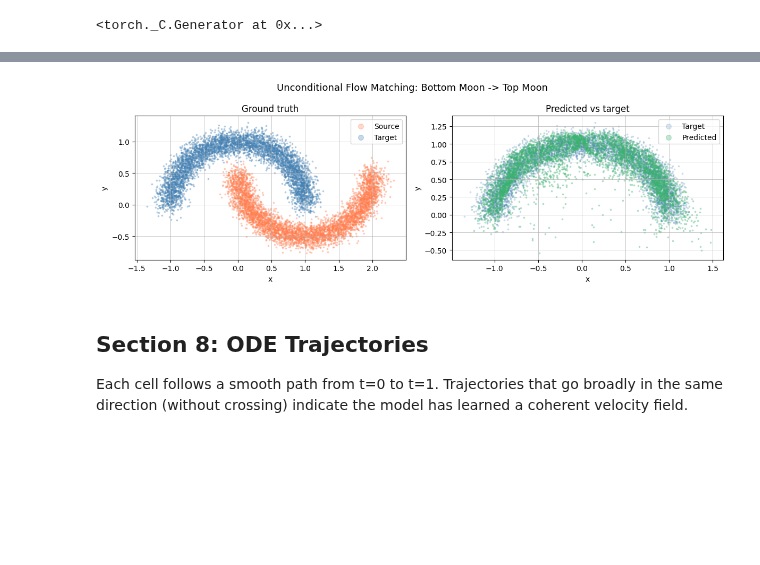
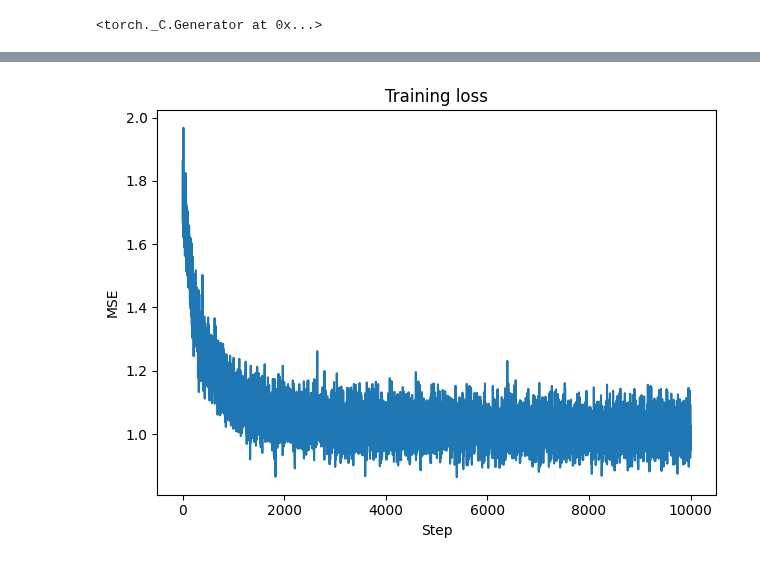
Before and after one commit to theislab/sckitflow, a Jupyter notebook: docs/notebooks/examples/tutorials/100_unconditional_fm_synthetic.ipynb, the cells around one changed output, grey strips where cells are left out. Saved outputs shown, nothing was run; the diff lists cells and outputs as text; code cells hidden in the pictures; blank space fills up the shorter version.

```diff
--- a/docs/notebooks/examples/tutorials/100_unconditional_fm_synthetic.ipynb
+++ b/docs/notebooks/examples/tutorials/100_unconditional_fm_synthetic.ipynb
@@ -250,0 +106,12 @@ trainer.fit(train_dataloader=train_loader, num_iterations=5_000, valid_freq=5_00
+# %%
+model = SCFlow(
+    method_id="cfm",
+    backend="torch",
+    generate_from_noise=True,
+    vf_decoder_mlp_kwargs={
+        "hidden_dims": [
+            32,
+            32,
+        ]
+    },
+)
@@ -251,4 +134,7 @@ trainer.fit(train_dataloader=train_loader, num_iterations=5_000, valid_freq=5_00
 # %%
-trainer.plot_training_logs()
-plt.title("Training loss")
-plt.show()
+model.train(
+    adata,
+    n_train_steps=10_000,
+    train_batch_size=512,
+    optim_kwargs={"lr": 1e-4},
+)
@@ -262,45 +141,10 @@ The predicted positions should match the shape of the target cells.
-# %%
-matched = nested_data[()][("0",)]
-src_np = matched.source_distribution.state_data.X.astype(np.float32)
-tgt_np = matched.target_distribution.state_data.X.astype(np.float32)
-src_t = torch.tensor(src_np)
-
-model.vf.eval()
-with torch.no_grad():
-    predicted = model.predict(src_t)
-
-pred_np = predicted.numpy()
-
-# idx used here and reused in Section 8 for the same cells
-n_show = 30
-step = max(1, len(src_np) // n_show)
-idx = np.arange(0, len(src_np), step)[:n_show]
-
-fig, axes = plt.subplots(1, 2, figsize=(12, 4))
-
-axes[0].scatter(src_np[:, 0], src_np[:, 1], s=3, alpha=0.3, color="coral", label="Source")
-axes[0].scatter(tgt_np[:, 0], tgt_np[:, 1], s=3, alpha=0.3, color="steelblue", label="Target")
-axes[0].set_title("Ground truth")
-axes[0].legend(markerscale=4)
-axes[0].grid(linewidth=0.5)
-
-axes[1].scatter(tgt_np[:, 0], tgt_np[:, 1], s=3, alpha=0.2, color="steelblue", label="Target")
-axes[1].scatter(pred_np[:, 0], pred_np[:, 1], s=3, alpha=0.3, color="mediumseagreen", label="Predicted")
-axes[1].set_title("Predicted vs target")
-axes[1].legend(markerscale=4)
-axes[1].grid(linewidth=0.5)
-
-for ax in axes:
-    ax.set_xlabel("x")
-    ax.set_ylabel("y")
-
-plt.suptitle("Unconditional Flow Matching: Bottom Moon -> Top Moon", fontsize=13)
-plt.tight_layout()
-plt.show()
-# %% [output]
-[figure, removed]
-# %% [markdown]
-## Section 8: ODE Trajectories
-
-Each cell follows a smooth path from t=0 to t=1. Trajectories that go broadly in the
-same direction (without crossing) indicate the model has learned a coherent velocity field.
+# %%
+logs_df = model.trainer.get_train_logs_df()
+plt.plot(logs_df.index, logs_df["loss"])
+plt.title("Training loss")
+plt.xlabel("Step")
+plt.ylabel("MSE")
+plt.tight_layout()
+plt.show()
+# %% [output]
+[figure, added]
```
Also changed, not shown: parts of 37 cells of this notebook, 2 other files.
